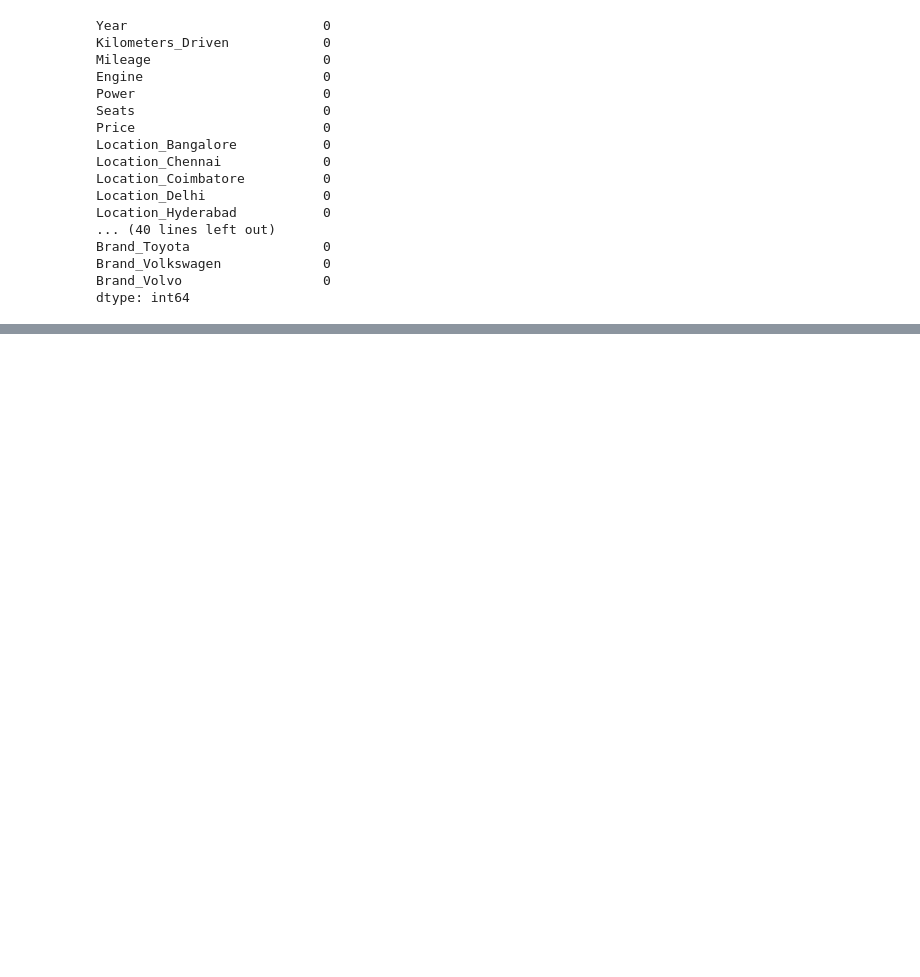
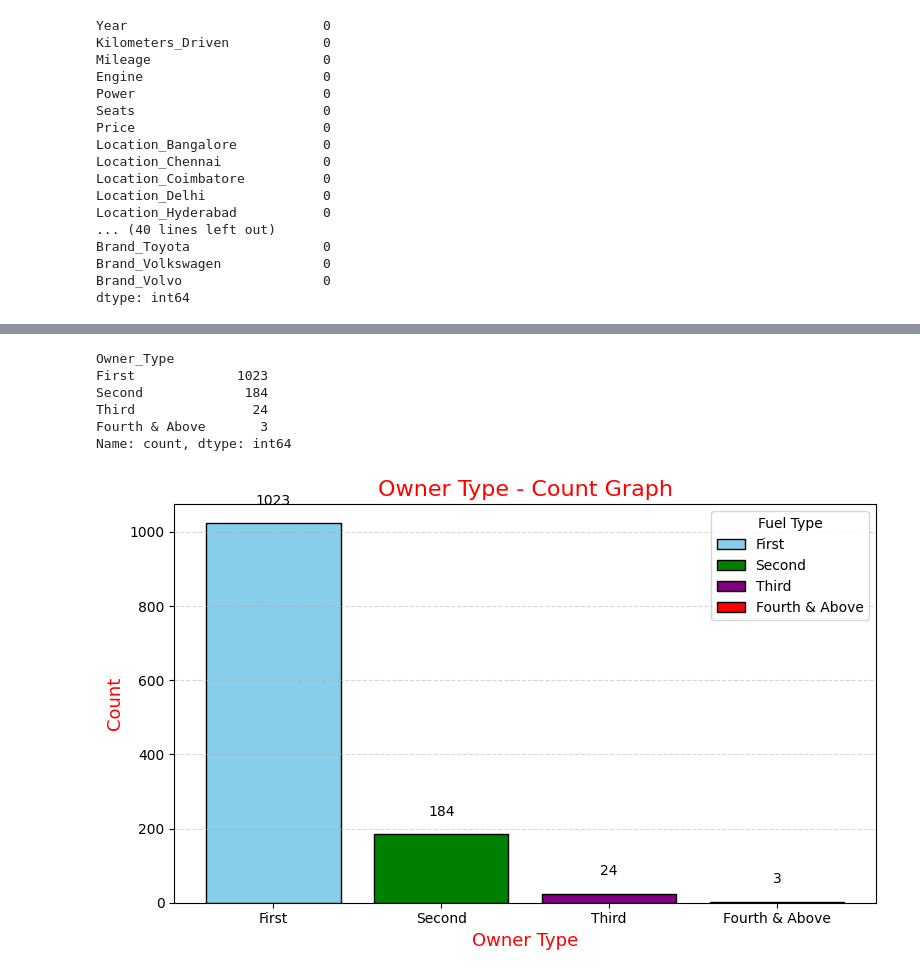
Before and after one commit to asna-v-a/car_price_prediction_using_regression, a Jupyter notebook: notebook/01_car_price_prediction.ipynb, the cells around one changed output, grey strips where cells are left out. Cells and saved outputs as stored; diff of their text form; code cells hidden in the pictures; blank space fills up the shorter version.

```diff
--- a/notebook/car_price_prediction_with_one_dataset.ipynb
+++ b/notebook/01_car_price_prediction.ipynb
@@ -720,0 +736,27 @@ score
+# %%
+df12=df8["Owner_Type"].value_counts()
+df12
+# %% [output]
+Owner_Type
+First             1023
+Second             184
+Third               24
+Fourth & Above       3
+Name: count, dtype: int64
+# %%
+plt.figure(figsize=(8, 5))
+bars = plt.bar(df12.index, df12.values, color=['skyblue', 'green', 'purple', 'red'], edgecolor='black')
+
+plt.xlabel("Owner Type", color='red', fontsize=13)
+plt.ylabel("Count", color='red', fontsize=13)
+plt.title("Owner Type - Count Graph", color='red', fontsize=16)
+
+for i, v in enumerate(df12.values):
+    plt.text(i, v + 50, str(v), color='black', ha='center', fontsize=10)
+
+plt.legend(bars, df12.index, title="Fuel Type", loc='upper right')
+plt.grid(axis='y', linestyle='--', alpha=0.5)
+plt.tight_layout()
+plt.show()
+# %% [output]
+[figure, added]
```
Also changed, not shown: parts of 85 cells of this notebook, 1 other file.
